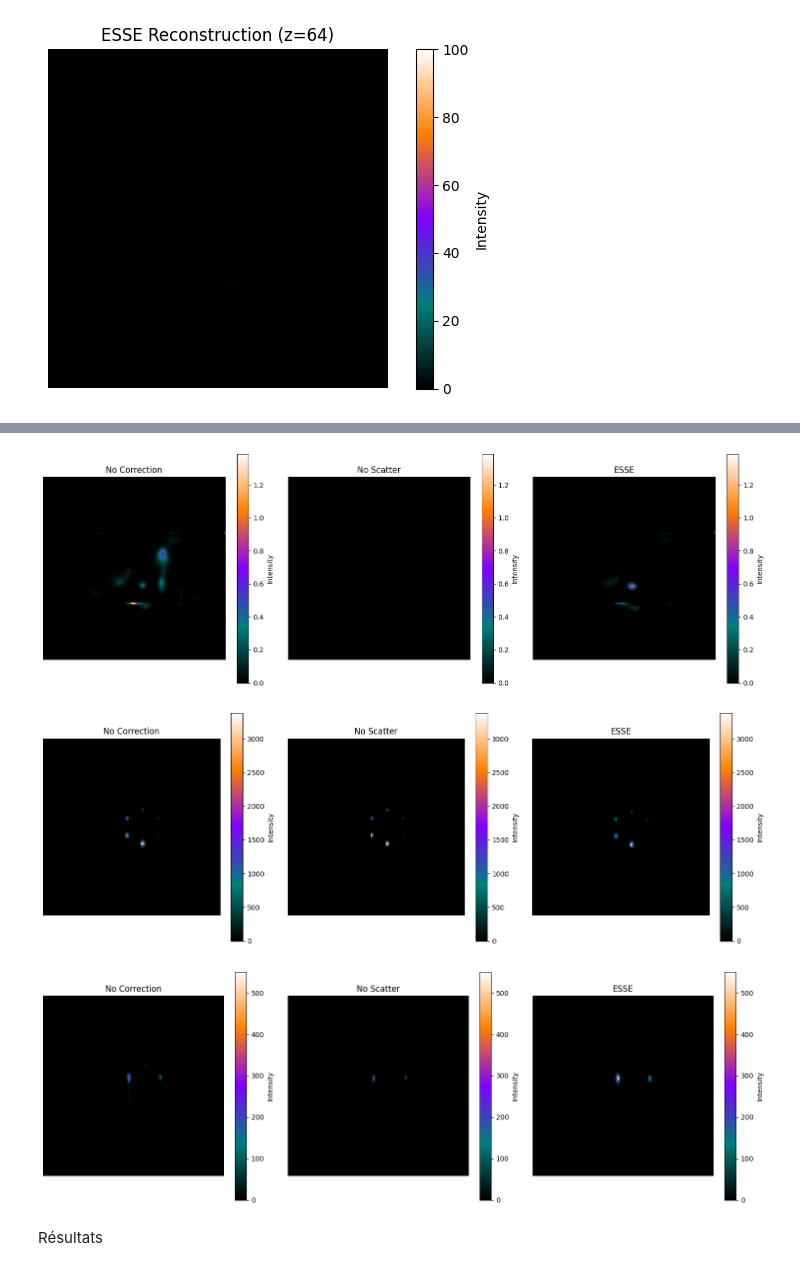
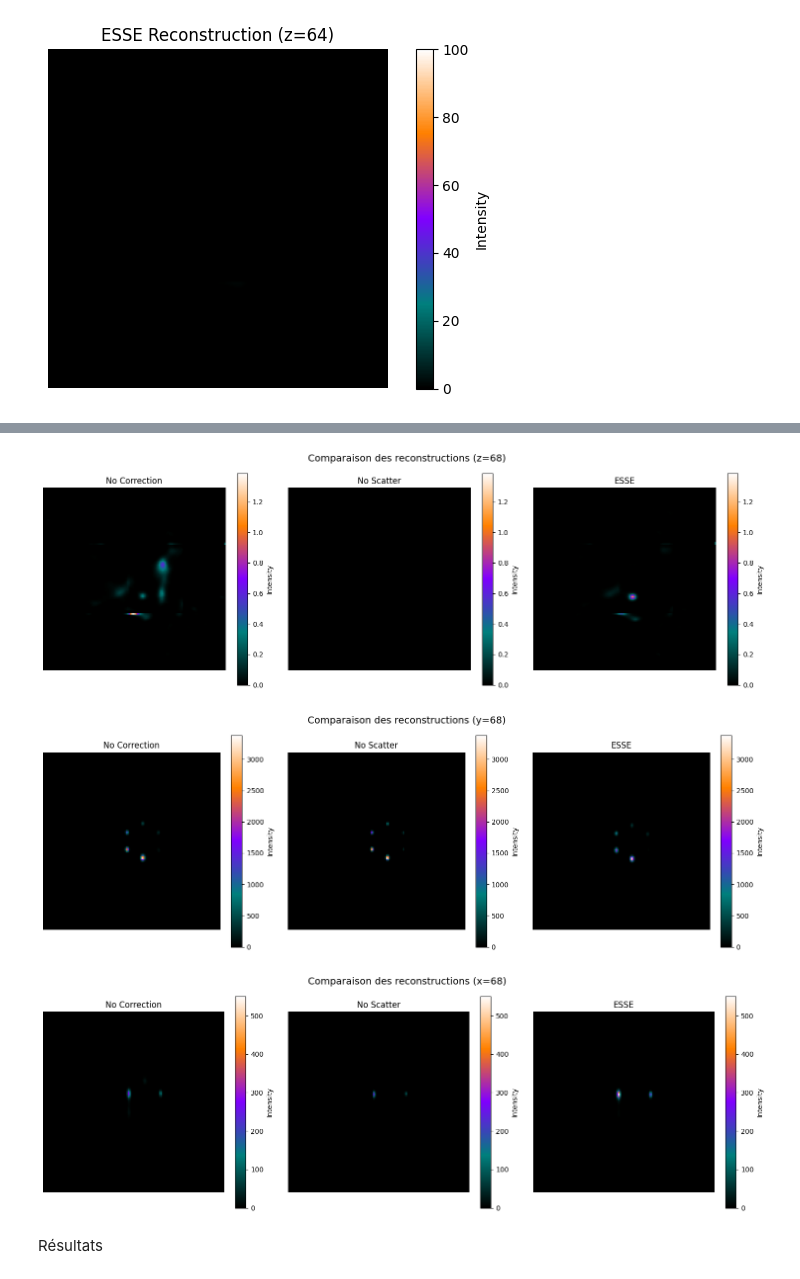
Before and after one commit to Nebulaaae/PyTomography, a Jupyter notebook: docs/source/notebooks/mc_esse_tew_comparison.ipynb, the cells around one changed output, grey strips where cells are left out. Cells and saved outputs as stored; diff of their text form; code cells hidden in the pictures.

Commit message:
Remove plots, add titles

```diff
--- a/docs/source/notebooks/mc_esse_tew_comparison.ipynb
+++ b/docs/source/notebooks/mc_esse_tew_comparison.ipynb
@@ -870,52 +821,63 @@ plot_comparative_spect(
+# %%
+slice_idx = 68
+vmax = max(recon_no_scatter[:, :, slice_idx].max().item(), recon_no_correction[:, :, slice_idx].max().item(), recon_ESSE[:, :, slice_idx].max().item())
+# vmax = 100
+
+slice_idx_x = slice_idx
+slice_idx_y = slice_idx
+slice_idx_z = slice_idx
 # %%
-slice_idx = 68
-vmax = max(recon_no_scatter[:, :, slice_idx].max().item(), recon_no_correction[:, :, slice_idx].max().item(), recon_ESSE[:, :, slice_idx].max().item())
-# vmax = 100
 plt.figure(figsize=(15, 5))
+plt.suptitle(f'Comparaison des reconstructions (z={slice_idx_z})', fontsize=14)
+
 titles = ['No Correction', 'No Scatter', 'ESSE']
 recons = [recon_no_correction, recon_no_scatter, recon_ESSE]
+
 for i, (rec, title) in enumerate(zip(recons, titles)):
-    plt.subplot(1, 3, i+1)
+    plt.subplot(1, 3, i + 1)
     plt.title(title)
-    plt.imshow(rec.cpu()[:, :, slice_idx], cmap=plot_utils.pet_cmap, vmin=0, vmax=vmax, origin='lower')
+    plt.imshow(rec.cpu()[:, :, slice_idx_z], cmap=plot_utils.pet_cmap, vmin=0, vmax=vmax, origin='lower')
     plt.colorbar(label='Intensity')
     plt.axis('off')
+
 plt.tight_layout()
 plt.show()
 # %% [output]
-[figure, old version]
+[figure, new version]
 # %%
 vmax = max(recon_no_scatter[:, slice_idx, :].max().item(), recon_no_correction[:, slice_idx, :].max().item(), recon_ESSE[:, slice_idx, :].max().item())
 # vmax = 100
 plt.figure(figsize=(15, 5))
 titles = ['No Correction', 'No Scatter', 'ESSE']
 recons = [recon_no_correction, recon_no_scatter, recon_ESSE]
+plt.suptitle(f'Comparaison des reconstructions (y={slice_idx_y})', fontsize=14)
 for i, (rec, title) in enumerate(zip(recons, titles)):
     plt.subplot(1, 3, i+1)
     plt.title(title)
-    plt.imshow(rec.cpu()[:, slice_idx, :], cmap=plot_utils.pet_cmap, vmin=0, vmax=vmax, origin='lower')
+    plt.imshow(rec.cpu()[:, slice_idx_y, :], cmap=plot_utils.pet_cmap, vmin=0, vmax=vmax, origin='lower')
     plt.colorbar(label='Intensity')
     plt.axis('off')
 plt.tight_layout()
 plt.show()
 # %% [output]
-[figure, old version]
+[figure, new version]
 # %%
 vmax = max(recon_no_scatter[ slice_idx, :, :].max().item(), recon_no_correction[slice_idx, :, :].max().item(), recon_ESSE[slice_idx, :, :].max().item())
 # vmax = 100
 plt.figure(figsize=(15, 5))
+plt.suptitle(f'Comparaison des reconstructions (x={slice_idx_x})', fontsize=14)
 titles = ['No Correction', 'No Scatter', 'ESSE']
 recons = [recon_no_correction, recon_no_scatter, recon_ESSE]
 for i, (rec, title) in enumerate(zip(recons, titles)):
     plt.subplot(1, 3, i+1)
     plt.title(title)
-    plt.imshow(rec.cpu()[slice_idx, :, :], cmap=plot_utils.pet_cmap, vmin=0, vmax=vmax, origin='lower')
+    plt.imshow(rec.cpu()[slice_idx_x, :, :], cmap=plot_utils.pet_cmap, vmin=0, vmax=vmax, origin='lower')
     plt.colorbar(label='Intensity')
     plt.axis('off')
 plt.tight_layout()
 plt.show()
 # %% [output]
-[figure, old version]
+[figure, new version]
 # %% [markdown]
 Résultats
 # %%
```
Also changed, not shown: parts of 5 cells of this notebook.
